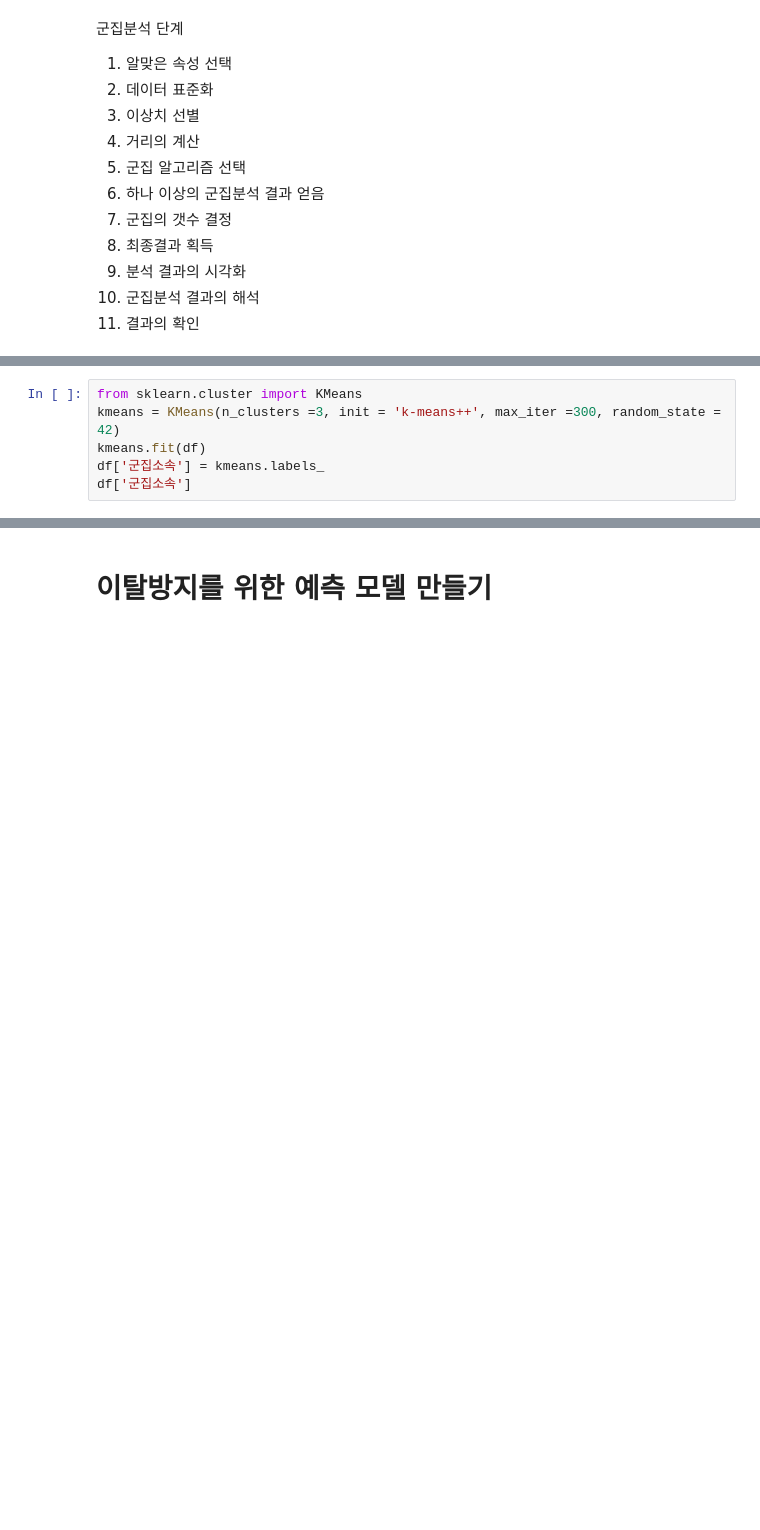
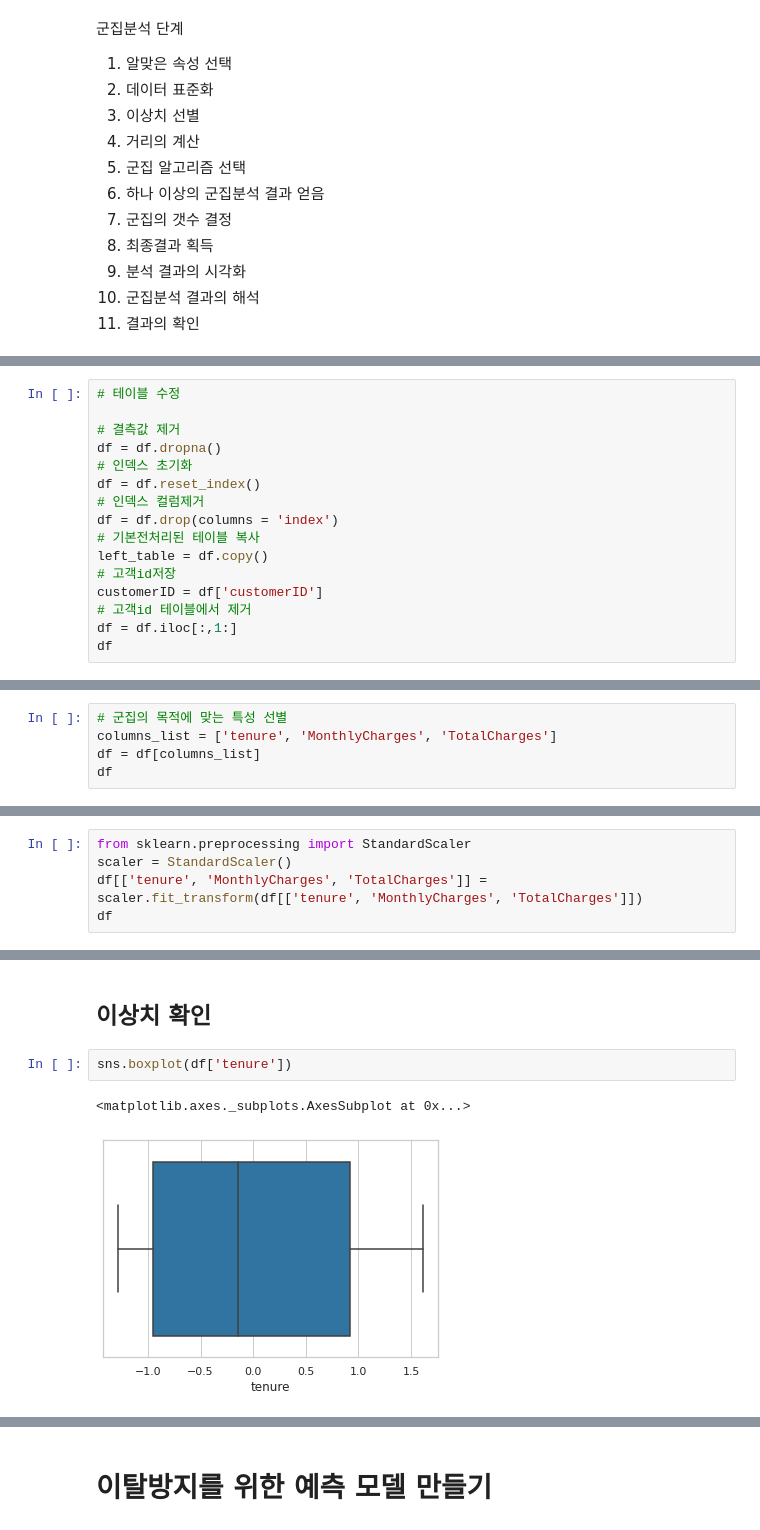
Before and after one commit to ljs7463/AnalysisProject, a Jupyter notebook: 개인프로젝트/1. Customer Churn/Telco_Customer_Churn.ipynb, the cells around one changed output, grey strips where cells are left out. Saved outputs shown, nothing was run; the diff lists cells and outputs as text; blank space fills up the shorter version.

```diff
--- a/개인프로젝트/1. Customer Churn/Telco_Customer_Churn.ipynb
+++ b/개인프로젝트/1. Customer Churn/Telco_Customer_Churn.ipynb
@@ -1262,6 +1136,0 @@ df.groupby('군집소속')[df.columns].mean().sort_values(by='tenure',ascending=
-# %%
-from sklearn.cluster import KMeans
-kmeans = KMeans(n_clusters =3, init = 'k-means++', max_iter =300, random_state = 42)
-kmeans.fit(df)
-df['군집소속'] = kmeans.labels_
-df['군집소속']
@@ -1288,0 +1139,16 @@ df.groupby('군집소속')['SeniorCitizen','gender_Male','tenure','MonthlyCharge
+# %%
+# 테이블 수정
+
+# 결측값 제거
+df = df.dropna()
+# 인덱스 초기화
+df = df.reset_index()
+# 인덱스 컬럼제거
+df = df.drop(columns = 'index')
+# 기본전처리된 테이블 복사
+left_table = df.copy()
+# 고객id저장
+customerID = df['customerID']
+# 고객id 테이블에서 제거
+df = df.iloc[:,1:]
+df
@@ -1288,0 +1169,5 @@ df.groupby('군집소속')['SeniorCitizen','gender_Male','tenure','MonthlyCharge
+# %%
+# 군집의 목적에 맞는 특성 선별
+columns_list = ['tenure', 'MonthlyCharges', 'TotalCharges']
+df = df[columns_list]
+df
@@ -1288,0 +1190,5 @@ df.groupby('군집소속')['SeniorCitizen','gender_Male','tenure','MonthlyCharge
+# %%
+from sklearn.preprocessing import StandardScaler
+scaler = StandardScaler()
+df[['tenure', 'MonthlyCharges', 'TotalCharges']] = scaler.fit_transform(df[['tenure', 'MonthlyCharges', 'TotalCharges']])
+df
@@ -1288,0 +1219,7 @@ df.groupby('군집소속')['SeniorCitizen','gender_Male','tenure','MonthlyCharge
+# %% [markdown]
+## 이상치 확인
+# %%
+sns.boxplot(df['tenure'])
+# %% [output]
+<matplotlib.axes._subplots.AxesSubplot at 0x...>
+[figure, added]
```
Also changed, not shown: parts of 52 cells of this notebook.
